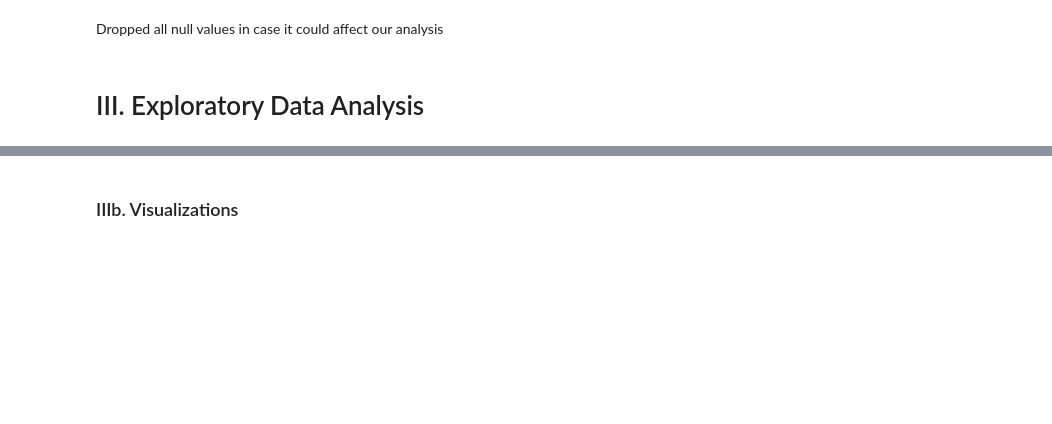
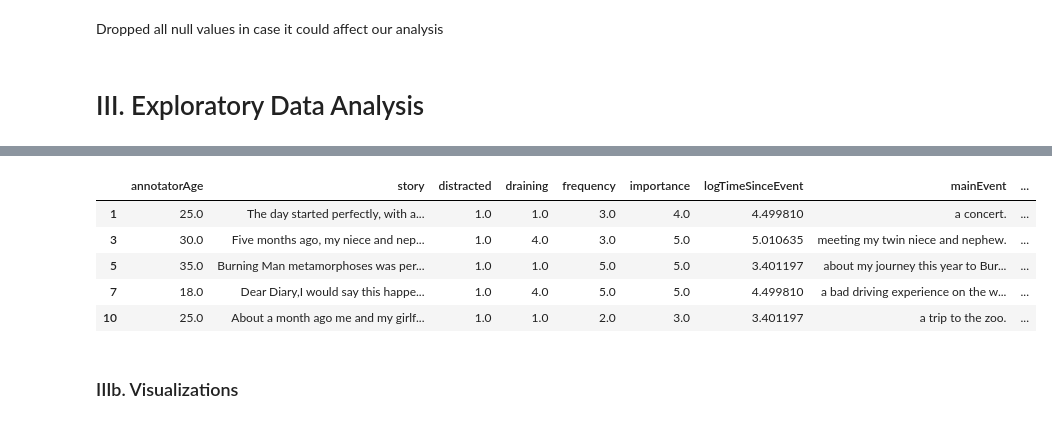
Before and after one commit to dbyers15/EmotionAndMemory, a Jupyter notebook: WorkingNotebook.ipynb, the cells around one changed output, grey strips where cells are left out. Cells and saved outputs as stored; diff of their text form; code cells hidden in the pictures; blank space fills up the shorter version.

```diff
--- a/WorkingNotebook.ipynb
+++ b/WorkingNotebook.ipynb
@@ -472,2 +371,11 @@ See the caveats in the documentation: https://pandas.pydata.org/pandas-docs/stab
+# %%
+newRecalled.head()
+# %% [output]
+|  | annotatorAge | story | distracted | draining | frequency | importance | logTimeSinceEvent | mainEvent | ... |
+| 1 | 25.0 | The day started perfectly, with a... | 1.0 | 1.0 | 3.0 | 4.0 | 4.499810 | a concert. | ... |
+| 3 | 30.0 | Five months ago, my niece and nep... | 1.0 | 4.0 | 3.0 | 5.0 | 5.010635 | meeting my twin niece and nephew. | ... |
+| 5 | 35.0 | Burning Man metamorphoses was per... | 1.0 | 1.0 | 5.0 | 5.0 | 3.401197 | about my journey this year to Bur... | ... |
+| 7 | 18.0 | Dear Diary,I would say this happe... | 1.0 | 4.0 | 5.0 | 5.0 | 4.499810 | a bad driving experience on the w... | ... |
+| 10 | 25.0 | About a month ago me and my girlf... | 1.0 | 1.0 | 2.0 | 3.0 | 3.401197 | a trip to the zoo. | ... |
 # %% [markdown]
 ### IIIb. Visualizations
```
Also changed, not shown: parts of 19 cells of this notebook.
